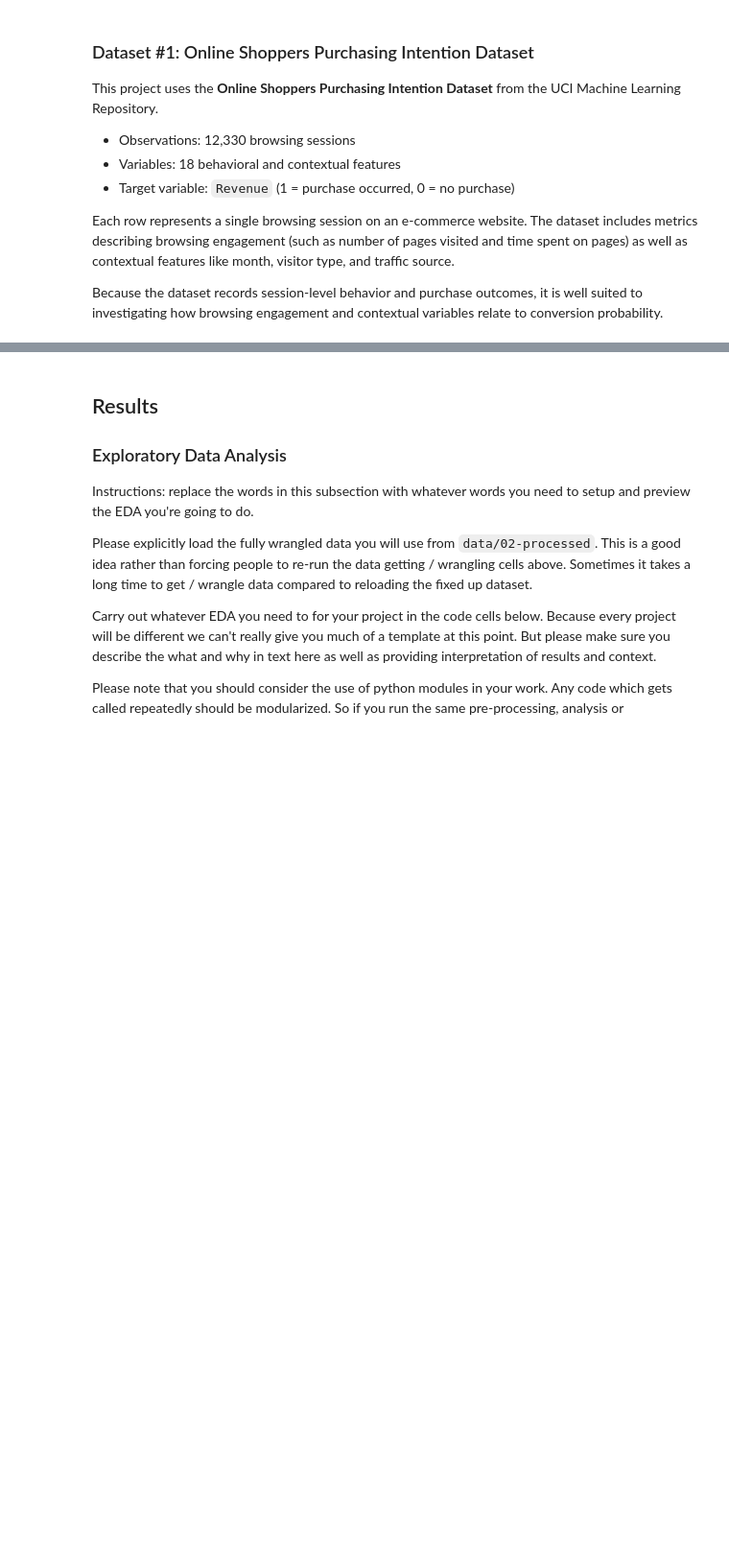
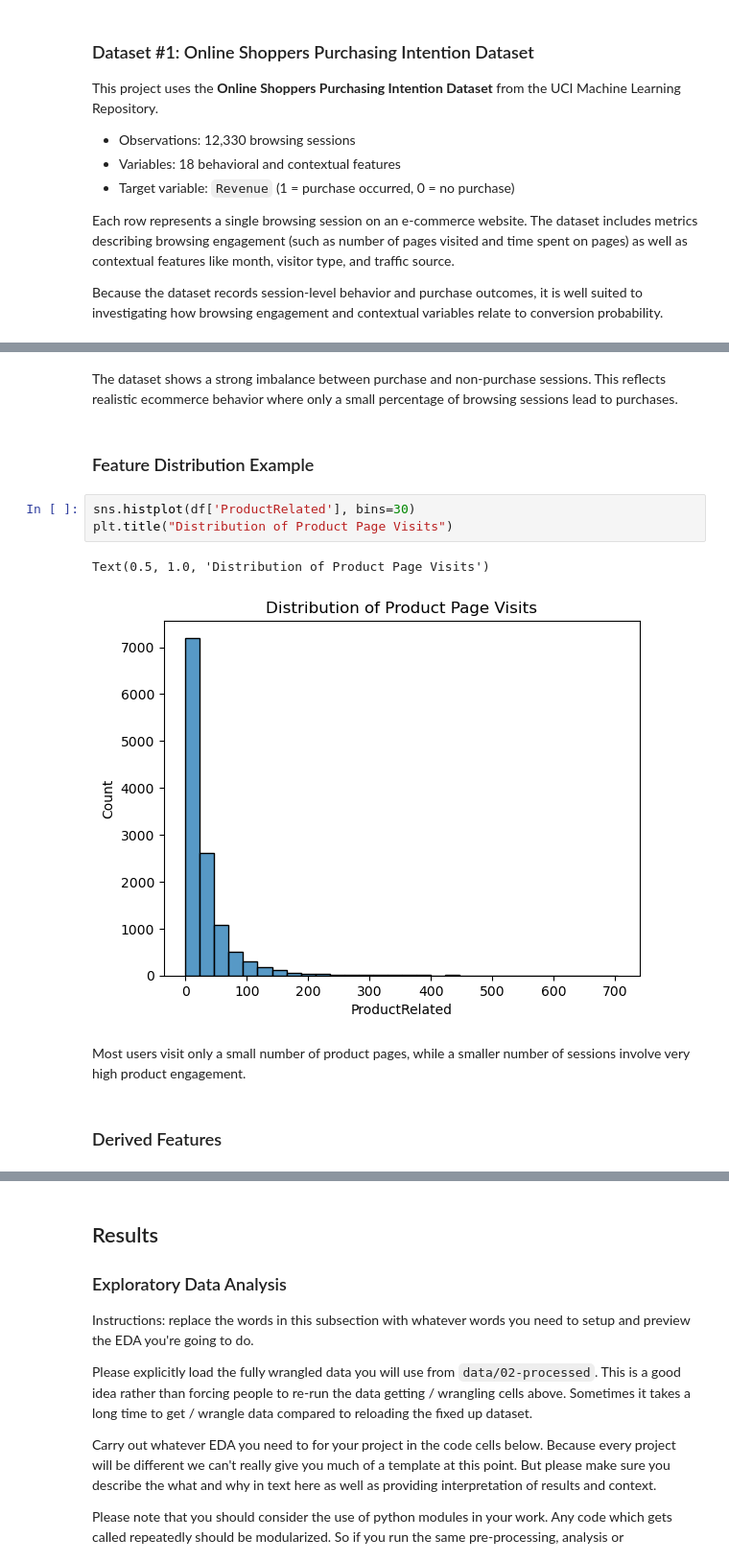
Before and after one commit to COGS108/Group067_WI26, a Jupyter notebook: 02-EDACheckpoint.ipynb, the cells around one changed output, grey strips where cells are left out. Shown at 96% size. Drawn from its saved outputs; the diff is of its cells as text; blank space fills up the shorter version.

```diff
--- a/02-EDACheckpoint.ipynb
+++ b/02-EDACheckpoint.ipynb
@@ -217,0 +368,14 @@ df.head()
+# %% [markdown]
+The dataset shows a strong imbalance between purchase and non-purchase sessions. This reflects realistic ecommerce behavior where only a small percentage of browsing sessions lead to purchases.
+# %% [markdown]
+### Feature Distribution Example
+# %%
+sns.histplot(df['ProductRelated'], bins=30)
+plt.title("Distribution of Product Page Visits")
+# %% [output]
+Text(0.5, 1.0, 'Distribution of Product Page Visits')
+[figure, added]
+# %% [markdown]
+Most users visit only a small number of product pages, while a smaller number of sessions involve very high product engagement.
+# %% [markdown]
+### Derived Features
```
Also changed, not shown: parts of 42 cells of this notebook.
